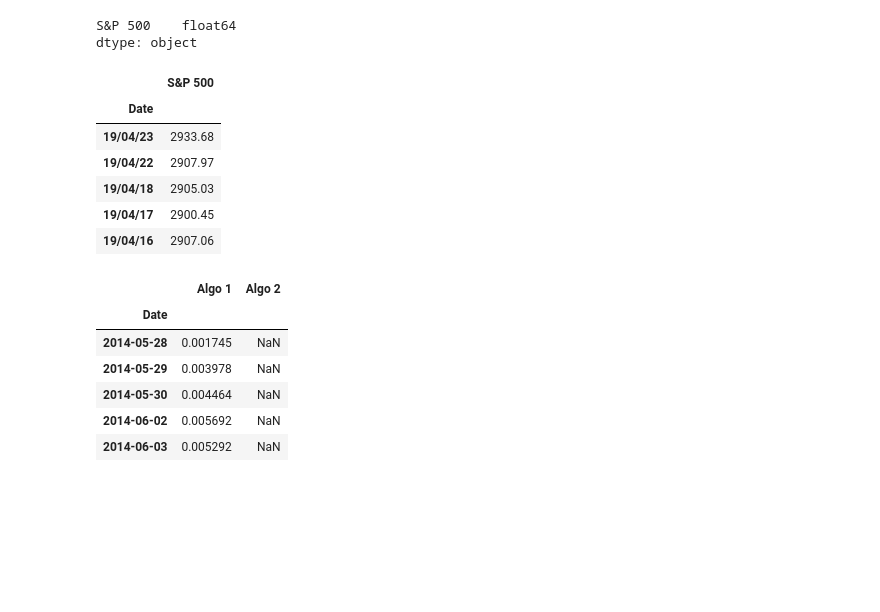
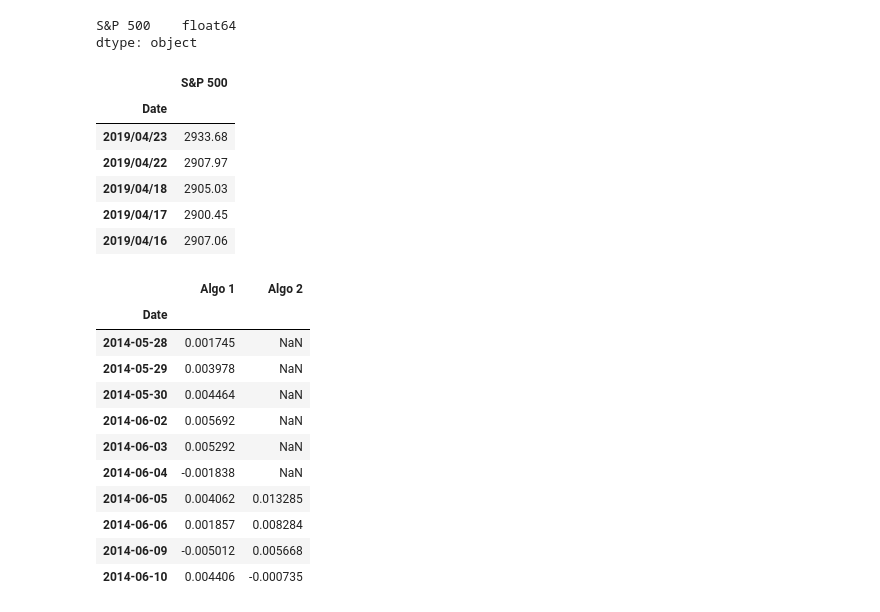
Before and after one commit to quizh001/Homework-unite-4, a Jupyter notebook: hw4.ipynb, the cells around one changed output. Saved outputs shown, nothing was run; the diff lists cells and outputs as text; code cells hidden in the pictures; blank space fills up the shorter version.

```diff
--- a/hw4.ipynb
+++ b/hw4.ipynb
@@ -60,28 +61,33 @@ dtype: object
 # Changing the daate fromat
 from datetime import datetime
 sp500_history_df.index = pd.to_datetime(sp500_history_df.index)
-sp500_history_df.index = sp500_history_df.index.strftime('%y/%m/%d')
+sp500_history_df.index = sp500_history_df.index.strftime('%Y/%m/%d')
 sp500_history_df.head()
 # %% [output]
 |  | S&P 500 |
 | Date |  |
-| 19/04/23 | 2933.68 |
-| 19/04/22 | 2907.97 |
-| 19/04/18 | 2905.03 |
-| 19/04/17 | 2900.45 |
-| 19/04/16 | 2907.06 |
+| 2019/04/23 | 2933.68 |
+| 2019/04/22 | 2907.97 |
+| 2019/04/18 | 2905.03 |
+| 2019/04/17 | 2900.45 |
+| 2019/04/16 | 2907.06 |
 # %%
 # Read in data and index by Date
 algo_returns_df = pd.read_csv(algo_returns_path, index_col="Date")
-algo_returns_df.head()
+algo_returns_df.head(10)
 # %% [output]
 |  | Algo 1 | Algo 2 |
 | Date |  |  |
 | 2014-05-28 | 0.001745 | NaN |
 | 2014-05-29 | 0.003978 | NaN |
 | 2014-05-30 | 0.004464 | NaN |
 | 2014-06-02 | 0.005692 | NaN |
 | 2014-06-03 | 0.005292 | NaN |
+| 2014-06-04 | -0.001838 | NaN |
+| 2014-06-05 | 0.004062 | 0.013285 |
+| 2014-06-06 | 0.001857 | 0.008284 |
+| 2014-06-09 | -0.005012 | 0.005668 |
+| 2014-06-10 | 0.004406 | -0.000735 |
 # %%
 # Check for nulls
 algo_returns_df.isnull().sum
```
Also changed, not shown: parts of 11 cells of this notebook.
